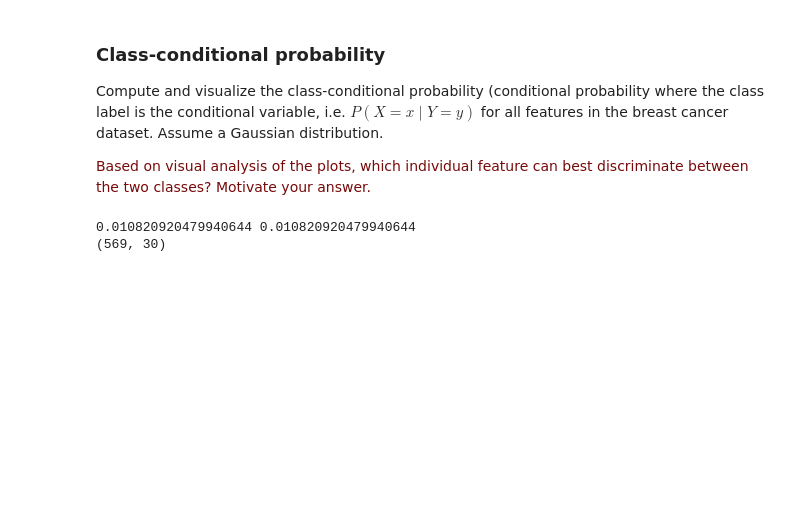
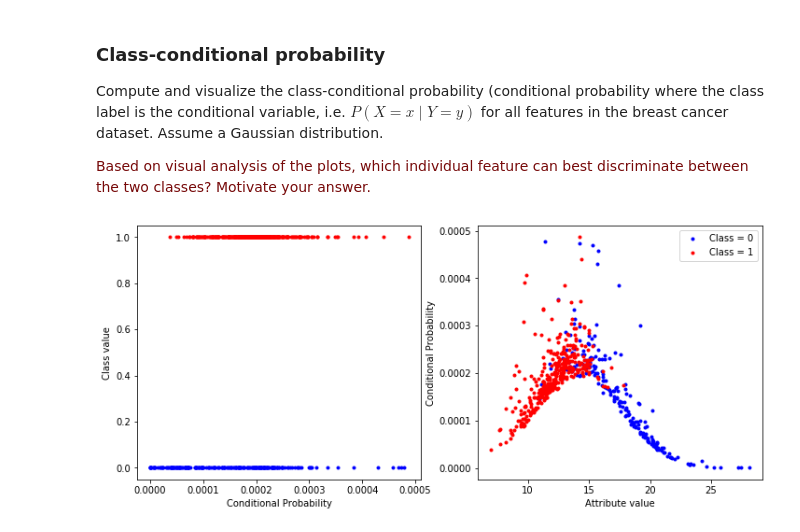
Before and after one commit to tdewaard/8dm40-machine-learning, a Jupyter notebook: practicals/week_1.ipynb, the cells around one changed output. Drawn from its saved outputs; the diff is of its cells as text; code cells hidden in the pictures; blank space fills up the shorter version.

Commit message:
conditional probability update

```diff
--- a/practicals/week_1.ipynb
+++ b/practicals/week_1.ipynb
@@ -177,15 +177,35 @@ Modify the $k$-NN implementation to do regression instead of classification. Com
 Compute and visualize the class-conditional probability (conditional probability where the class label is the conditional variable, i.e. $P(X = x \mid Y = y)$ for all features in the breast cancer dataset. Assume a Gaussian distribution.
 
 <p><font color='#770a0a'>Based on visual analysis of the plots, which individual feature can best discriminate between the two classes? Motivate your answer.</font></p>
-# %%
-import class_cond_prop
-from class_cond_prop import *
-il.reload(class_cond_prop)
-
-x_cancer = breast_cancer.data
-y_cancer = breast_cancer.target[:, np.newaxis]
-cond_prop(x_cancer, y_cancer)
-print(x_cancer.shape)
-# %% [output]
-0.010820920479940644 0.010820920479940644
-(569, 30)
+# %%
+import class_cond_prop
+import matplotlib.pyplot as plt
+from class_cond_prop import *
+il.reload(class_cond_prop)
+
+x_cancer = breast_cancer.data
+y_cancer = breast_cancer.target[:, np.newaxis]
+
+# compute matrix containing all conditional probabilities per attribute
+CP = cond_prop(x_cancer, y_cancer)
+
+# visualisation for one attribute
+i = y_cancer[:, 0] > 0
+j = y_cancer[:, 0] == 0
+# change idx (0 - 29) for different attribute inspection
+idx = 0
+
+fig, ax = plt.subplots(nrows=1, ncols=2, figsize=(12, 5))
+ax[0].plot(CP[i, idx], y_cancer[i], 'r.', label="Class = 0")
+ax[0].plot(CP[j, idx], y_cancer[j], 'b.', label="Class = 1")
+ax[0].set_xlabel("Conditional Probability")
+ax[0].set_ylabel("Class value")
+
+ax[1].plot(x_cancer[j, idx],CP[j, idx], 'b.', label="Class = 0")
+ax[1].plot(x_cancer[i, idx], CP[i, idx], 'r.', label="Class = 1")
+ax[1].set_xlabel("Attribute value")
+ax[1].set_ylabel("Conditional Probability")
+ax[1].legend()
+plt.show()
+# %% [output]
+[figure, added]
```
Also changed, not shown: 1 other file.
